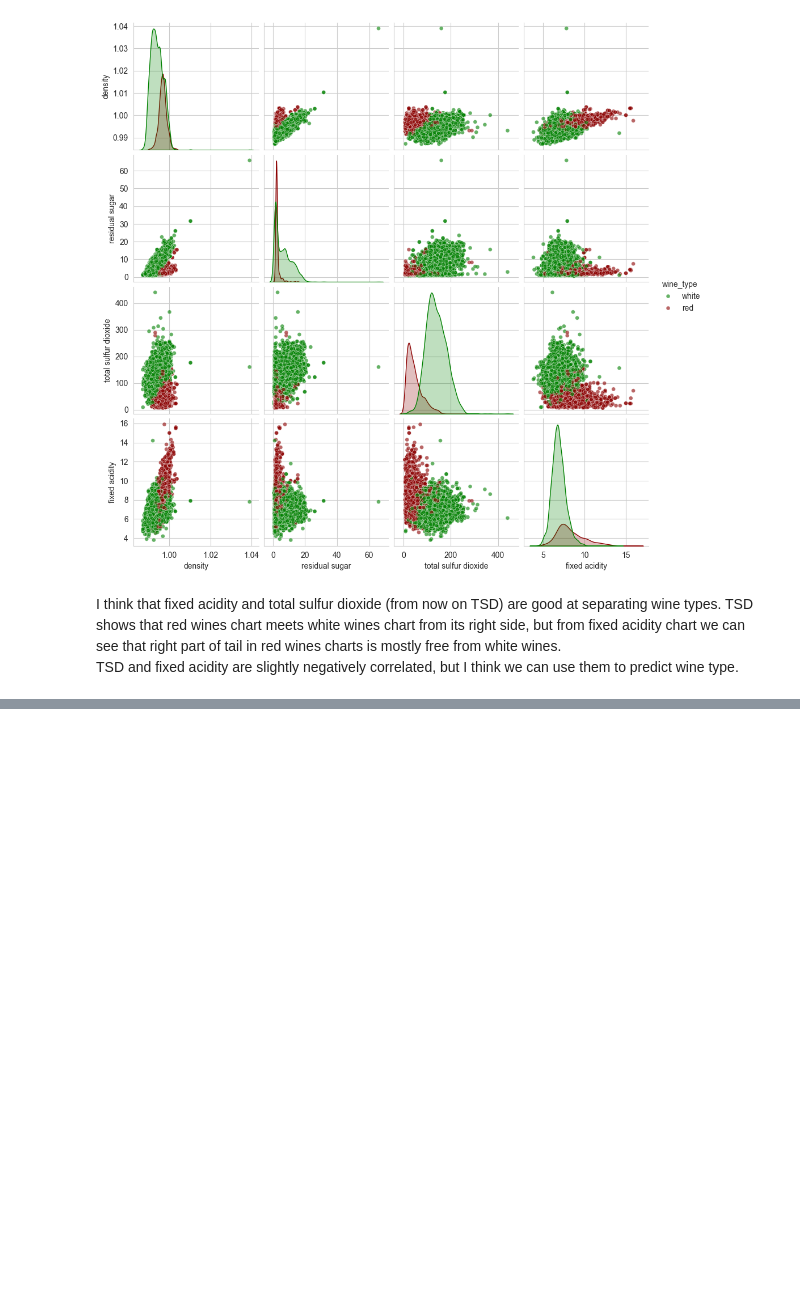
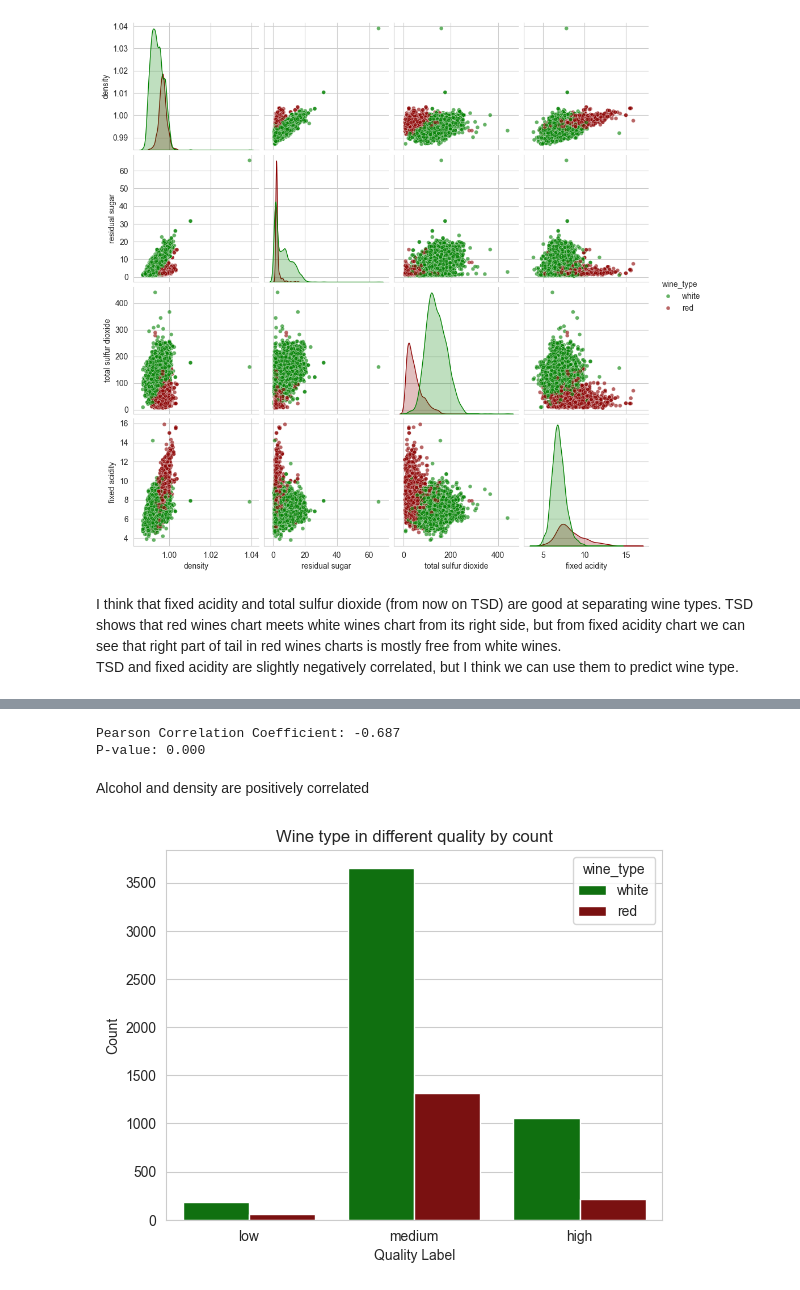
Before and after one commit to Spontaniczny/Data-Visualization, a Jupyter notebook: lab1/lab1.ipynb, the cells around one changed output, grey strips where cells are left out. Cells and saved outputs as stored; diff of their text form; code cells hidden in the pictures; blank space fills up the shorter version.

```diff
--- a/lab1/lab1.ipynb
+++ b/lab1/lab1.ipynb
@@ -214,0 +268,18 @@ TSD and fixed acidity are slightly negatively correlated, but I think we can use
+# %%
+correlation, p_value = pearsonr(wines["density"], wines["alcohol"])
+print(f"Pearson Correlation Coefficient: {correlation:.3f}")
+print(f"P-value: {p_value:.3f}")
+# %% [output]
+Pearson Correlation Coefficient: -0.687
+P-value: 0.000
+# %% [markdown]
+Alcohol and density are positively correlated
+# %%
+sns.countplot(data=wines, x="quality_label", hue="wine_type", palette={"red": "darkred", "white": "green"})
+
+plt.title("Wine type in different quality by count")
+plt.xlabel("Quality Label")
+plt.ylabel("Count")
+plt.show()
+# %% [output]
+[figure, added]
```
Also changed, not shown: parts of 19 cells of this notebook.
